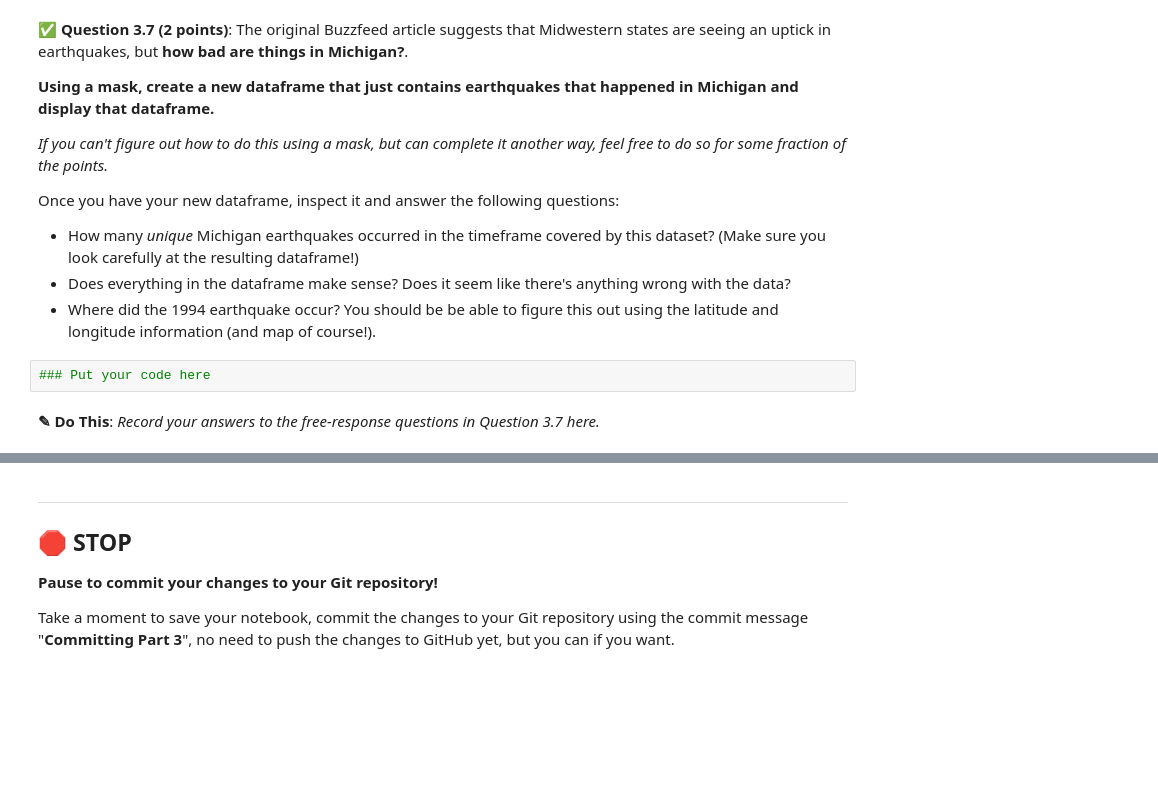
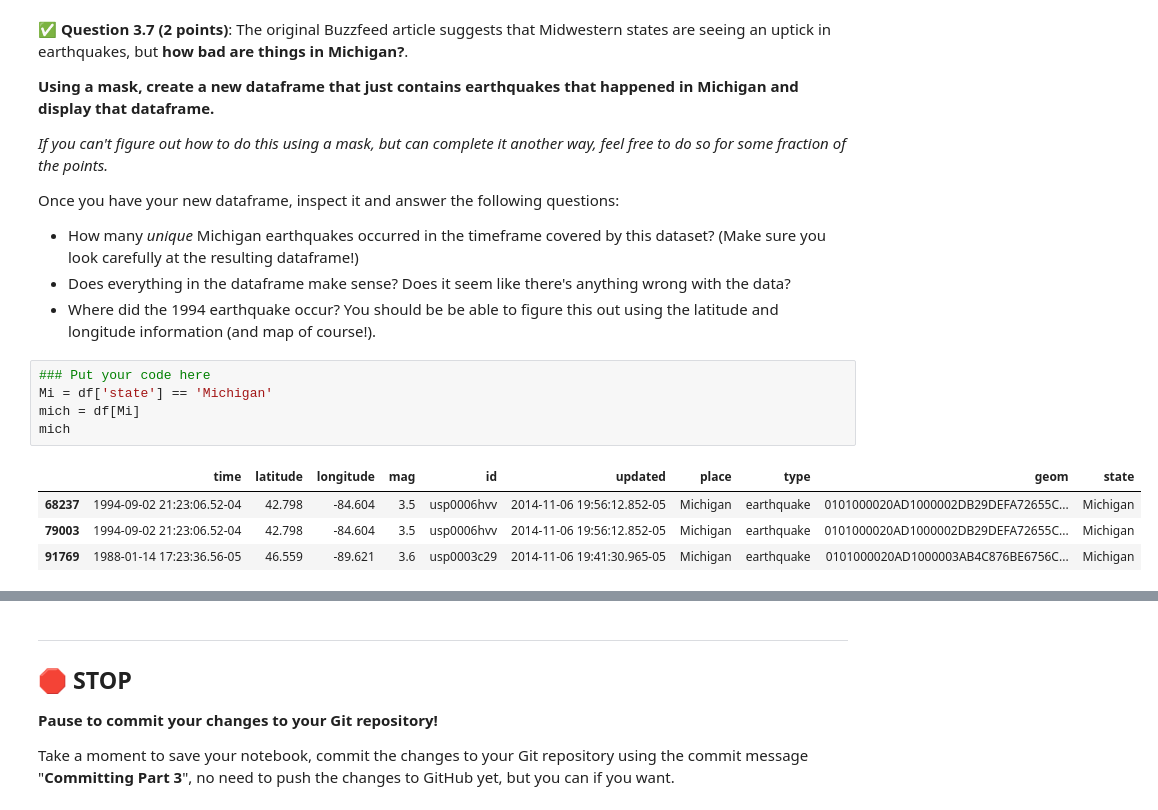
Before and after one commit to Colino03/CMSE202-f23-turnin, a Jupyter notebook: hw-01/HW-01.ipynb, the cells around one changed output, grey strips where cells are left out. Saved outputs shown, nothing was run; the diff lists cells and outputs as text; blank space fills up the shorter version.

```diff
--- a/hw-01/HW-01.ipynb
+++ b/hw-01/HW-01.ipynb
@@ -450,5 +512,11 @@ Once you have your new dataframe, inspect it and answer the following questions:
 * Where did the 1994 earthquake occur? You should be be able to figure this out using the latitude and longitude information (and map of course!).
 # %%
 ### Put your code here
+Mi = df['state'] == 'Michigan'
+mich = df[Mi]
+mich
+# %% [output]
+|  | time | latitude | longitude | mag | id | updated | place | type | geom | state |
+| 68237 | 1994-09-02 21:23:06.52-04 | 42.798 | -84.604 | 3.5 | usp0006hvv | 2014-11-06 19:56:12.852-05 | Michigan | earthquake | 0101000020AD1000002DB29DEFA72655C... | Michigan |
+| 79003 | 1994-09-02 21:23:06.52-04 | 42.798 | -84.604 | 3.5 | usp0006hvv | 2014-11-06 19:56:12.852-05 | Michigan | earthquake | 0101000020AD1000002DB29DEFA72655C... | Michigan |
+| 91769 | 1988-01-14 17:23:36.56-05 | 46.559 | -89.621 | 3.6 | usp0003c29 | 2014-11-06 19:41:30.965-05 | Michigan | earthquake | 0101000020AD1000003AB4C876BE6756C... | Michigan |
-# %% [markdown]
-**<font size=+3>&#9998;</font> Do This**: *Record your answers to the free-response questions in Question 3.7 here.*
```
Also changed, not shown: parts of 14 cells of this notebook, 1 other file.
